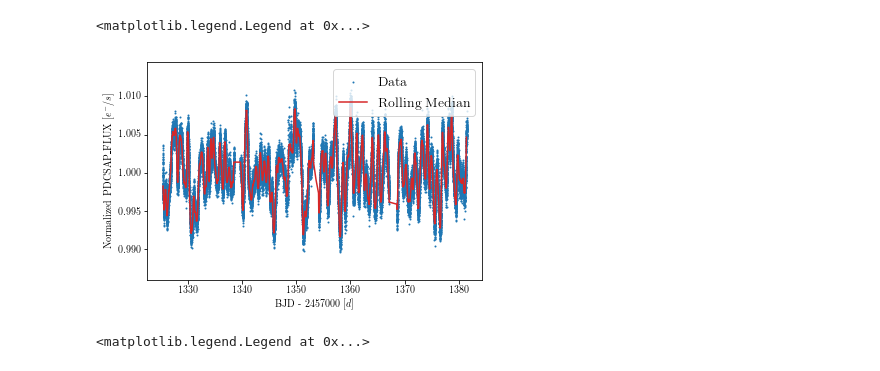
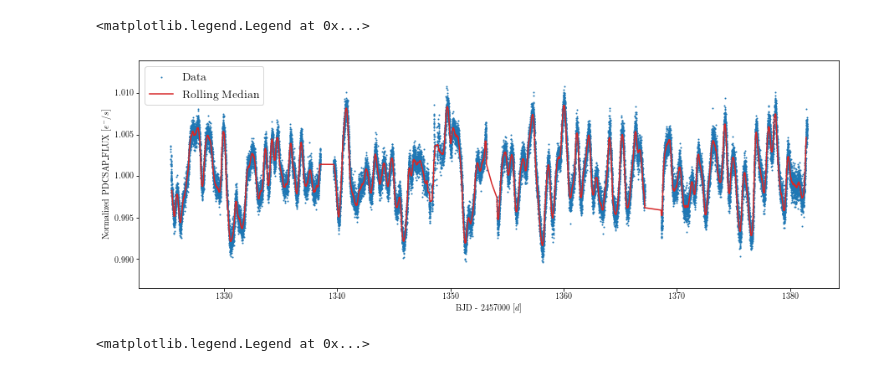
Before and after one commit to tzdwi/TESS, a Jupyter notebook: code/SDor_LBV.ipynb, the cells around one changed output. Drawn from its saved outputs; the diff is of its cells as text; code cells hidden in the pictures.

Commit message:
final plots for first draft

```diff
--- a/code/SDor_LBV.ipynb
+++ b/code/SDor_LBV.ipynb
@@ -12,14 +12,15 @@ from TESStools import *
 tid = 179305185
 # %%
 lc, lc_smooth = lc_extract(get_lc_from_id(tid), smooth=128)
+plt.figure(figsize=(15,5))
 plt.scatter(lc['Time'],lc['Flux'],s=1,label='Data')
 plt.plot(lc_smooth['Time'],lc_smooth['Flux'],c='C3',label='Rolling Median')
 plt.gca().set(xlabel='BJD - 2457000 [$d$]', ylabel='Normalized PDCSAP\_FLUX [$e^-/s$]')
 h, l = plt.gca().get_legend_handles_labels()
 plt.legend(handles = h[::-1], labels = l[::-1], prop={'size': 14})
 # %% [output]
 <matplotlib.legend.Legend at 0x...>
-[figure, old version]
+[figure, new version]
 # %%
 lc, p = polynorm(lc, deg=0)
 vals = np.polyval(p, lc['Time'])
```
Also changed, not shown: parts of 3 cells of this notebook, 3 other files.
